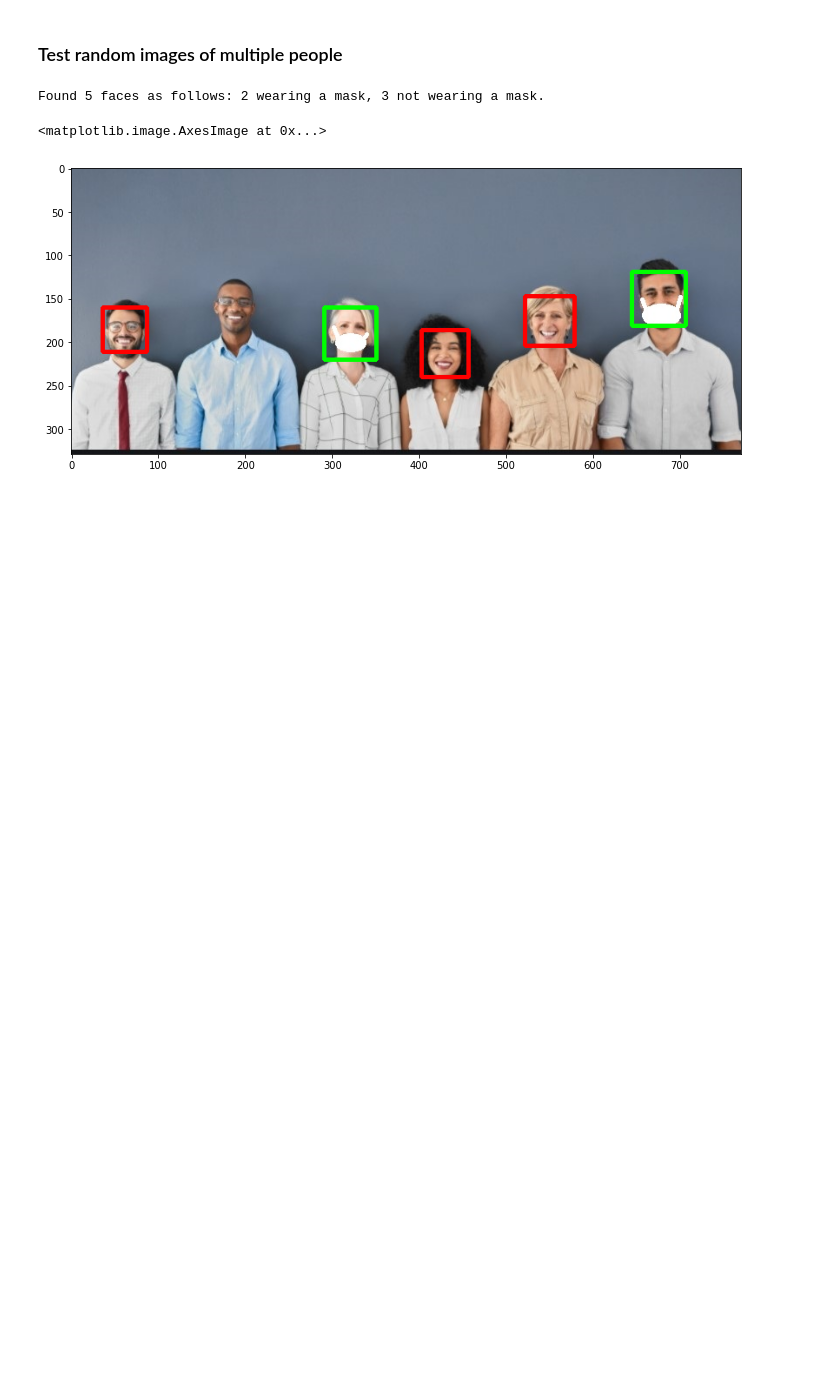
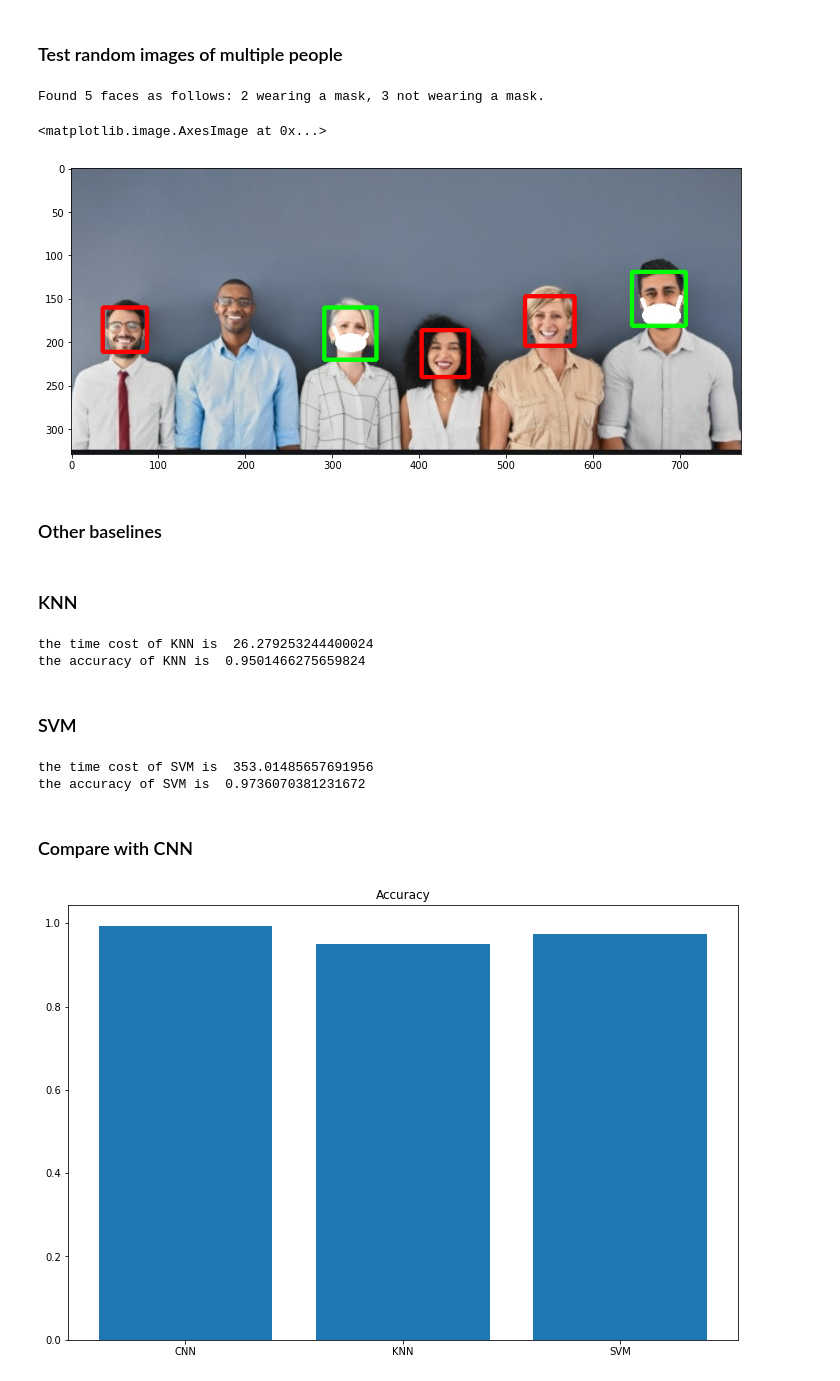
Before and after one commit to fdagher1/Face-Mask-Detection, a Jupyter notebook: FinalProject.ipynb, the cells around one changed output. Cells and saved outputs as stored; diff of their text form; code cells hidden in the pictures; blank space fills up the shorter version.

Commit message:
Add new baselines (KNN, SVM)

```diff
--- a/FinalProject.ipynb
+++ b/FinalProject.ipynb
@@ -811,7 +811,7 @@ mask_counter = no_mask_counter = 0
 mask_location = []
 for num, face in enumerate(faces):
     img1=cv2.resize(face,(img_height, img_width),interpolation=cv2.INTER_CUBIC)
-    result = model3.predict(np.array([img1]))
+    result = model_withAttention.predict(np.array([img1]))
     if result > 0.5:
         mask_counter += 1
         mask_location.append(num)
@@ -831,3 +831,54 @@ plt.imshow(image)
 Found 5 faces as follows: 2 wearing a mask, 3 not wearing a mask.
 <matplotlib.image.AxesImage at 0x...>
 [figure]
+# %% [markdown]
+### Other baselines
+# %% [markdown]
+### KNN
+# %%
+from sklearn.neighbors import KNeighborsClassifier
+
+knn_train_data= [np.array(x).flatten() for x in trainvalid_data]
+knn_train_data=np.array(knn_train_data)
+knn_test_data= [np.array(x).flatten() for x in test_data]
+knn_test_data=np.array(knn_test_data)
+
+knn1= KNeighborsClassifier(n_neighbors=5, weights='distance')
+start=time.time()
+knn1.fit(knn_train_data,trainvalid_label)
+end=time.time()
+timecost_knn=end-start
+knn_acc = knn1.score(knn_test_data, test_label)
+# %%
+print("the time cost of KNN is ",timecost_knn )
+print("the accuracy of KNN is ",knn_acc)
+# %% [output]
+the time cost of KNN is  26.279253244400024
+the accuracy of KNN is  0.9501466275659824
+# %% [markdown]
+### SVM
+# %%
+from sklearn import svm
+
+start=time.time()
+svm_model = svm.SVC()
+svm_model.fit(knn_train_data,trainvalid_label)
+end=time.time()
+timecost_svm=end-start
+svm_acc = svm_model.score(knn_test_data, test_label)
+# %%
+print("the time cost of SVM is ",timecost_svm )
+print("the accuracy of SVM is ",svm_acc)
+# %% [output]
+the time cost of SVM is  353.01485657691956
+the accuracy of SVM is  0.9736070381231672
+# %% [markdown]
+### Compare with CNN
+# %%
+acc_list=[acc_a,knn_acc,svm_acc]
+model_type=["CNN","KNN","SVM"]
+plt.title("Accuracy")
+plt.bar(model_type, acc_list)
+plt.show()
+# %% [output]
+[figure, added]
```
Also changed, not shown: parts of 19 cells of this notebook.
